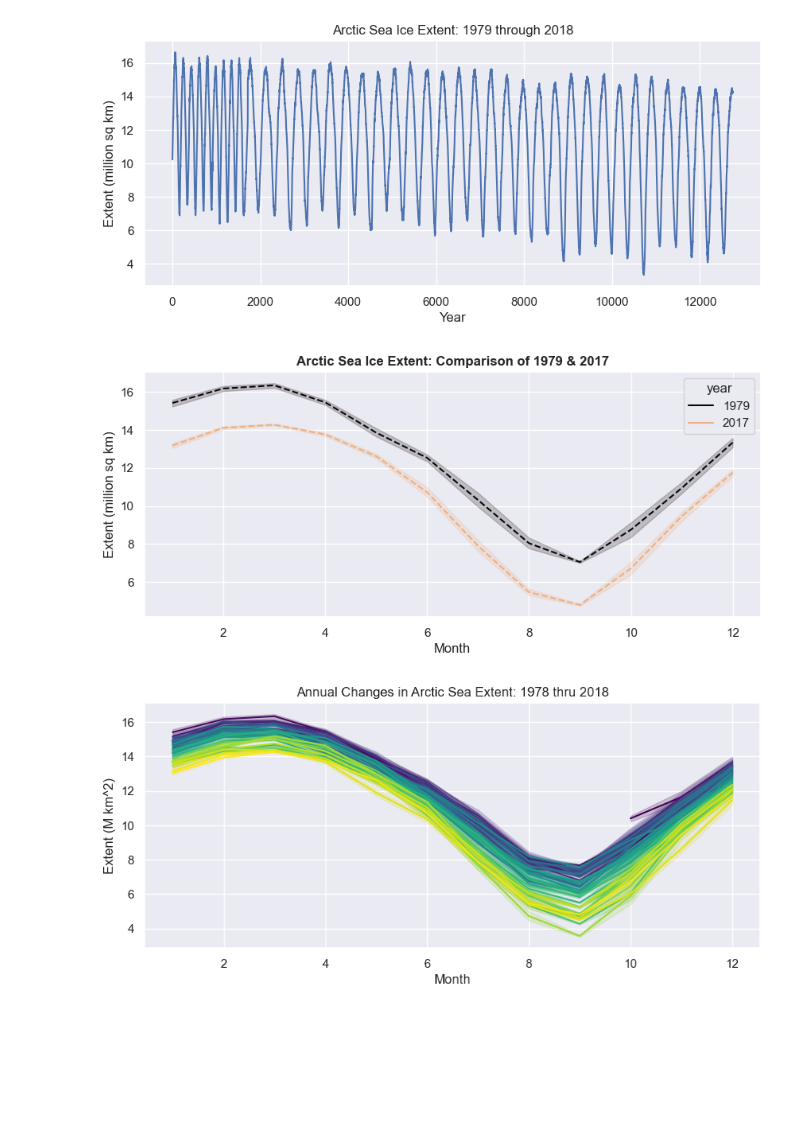
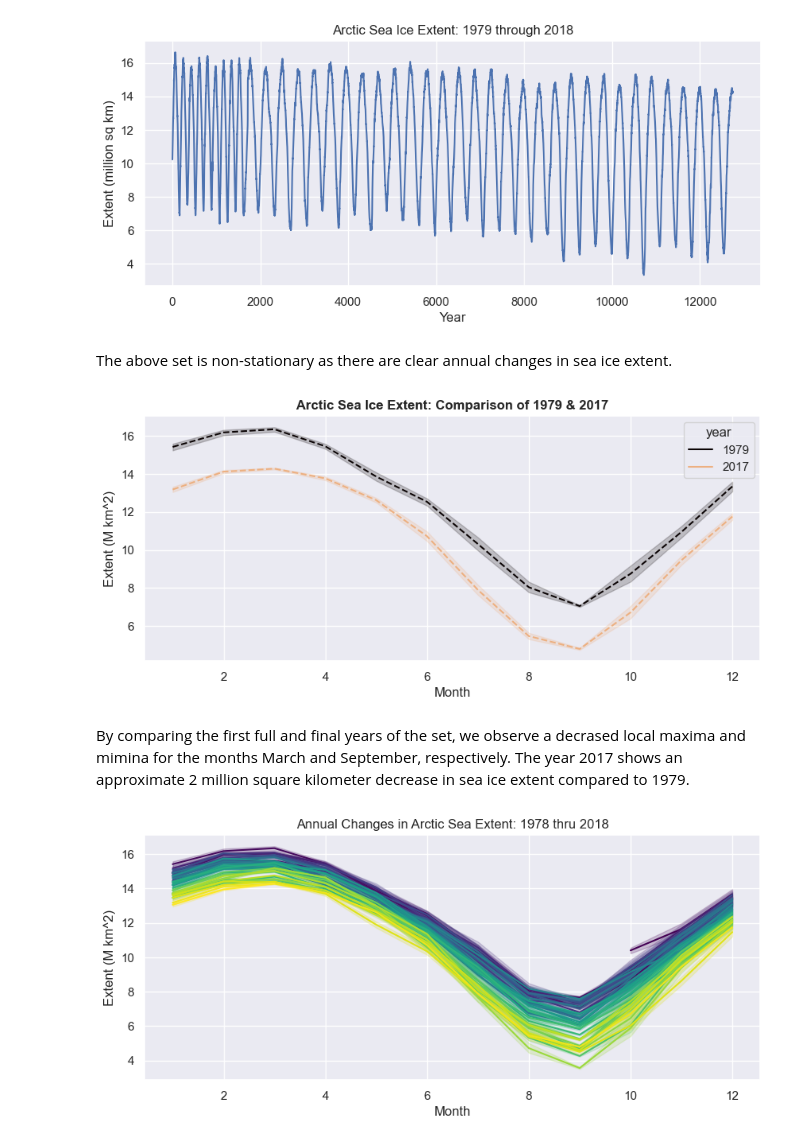
Before and after one commit to giantmagellan/SeaIceForecast, a Jupyter notebook: seaice_eda.ipynb, the cells around one changed output. Cells and saved outputs as stored; diff of their text form; code cells hidden in the pictures; blank space fills up the shorter version.

```diff
--- a/seaice_eda.ipynb
+++ b/seaice_eda.ipynb
@@ -16,8 +19,8 @@ The Artic Sea Ice Extent (SIE) dataset tracks the total region with at least 15%
 The dataset contains two columns: Date and Extent (million sq km) and contains 12751 samples. The extent column, which is measured in million square kilometers, was record every 2 days between October 1978 and March 2018.
 # %%
 # Importing the data
-sea_ice_df = pd.read_csv('./data/arctic_sea_ice_extent.csv')
-sea_ice_df.head()
+df = pd.read_csv('./data/arctic_sea_ice_extent.csv')
+df.head()
 # %% [output]
 |  | Date | Extent (million sq km) |
 | 0 | 10/26/1978 | 10.231 |
@@ -32,3 +37,6 @@ sea_ice_df.shape
+# %%
+# Copy original dataset
+sea_ice_df = df
 # %%
 # Update column names
 sea_ice_df = convert_column_names(sea_ice_df)
@@ -122,30 +136,34 @@ plt.ylabel("Extent (million sq km)")
 plt.show()
 # %% [output]
 [figure]
+# %% [markdown]
+The above set is non-stationary as there are clear annual changes in sea ice extent.
 # %%
 sns.set_style('darkgrid')
 
 # Filtering data for specific years (assuming 'sea_ice_df' is your DataFrame)
 sea_ice_1979 = sea_ice_df[sea_ice_df['year'] == 1979]
 sea_ice_2017 = sea_ice_df[sea_ice_df['year'] == 2017]
 
 # Create subplots with two rows and one column
 fig, axes = plt.subplots(1, 1, figsize=(10, 4))
 
 # Plot for 1978 on the first subplot
 sns.lineplot(x='month', y='extent_million_sq_km', data=sea_ice_1979, hue='year', linestyle='dashed', palette='mako', ax=axes)
 # Plot for 2018 on the second subplot
 sns.lineplot(x='month', y='extent_million_sq_km', data=sea_ice_2017, hue='year', linestyle='dashed', palette='flare', ax=axes)
 
 axes.set_title('Arctic Sea Ice Extent: Comparison of 1979 & 2017', fontweight='bold')
 axes.set_xlabel('Month')
-axes.set_ylabel('Extent (million sq km)')
+axes.set_ylabel('Extent (M km^2)')
 
 # Save and show plot
 plt.savefig('figures/period_comparison.png')
 plt.show()
 # %% [output]
-[figure, old version]
+[figure, new version]
+# %% [markdown]
+By comparing the first full and final years of the set, we observe a decrased local maxima and mimina for the months March and September, respectively. The year 2017 shows an approximate 2 million square kilometer decrease in sea ice extent compared to 1979.
 # %%
 # # Plot
 # sns.set_theme(style="darkgrid")
```
Also changed, not shown: parts of 15 cells of this notebook, 5 other files.
